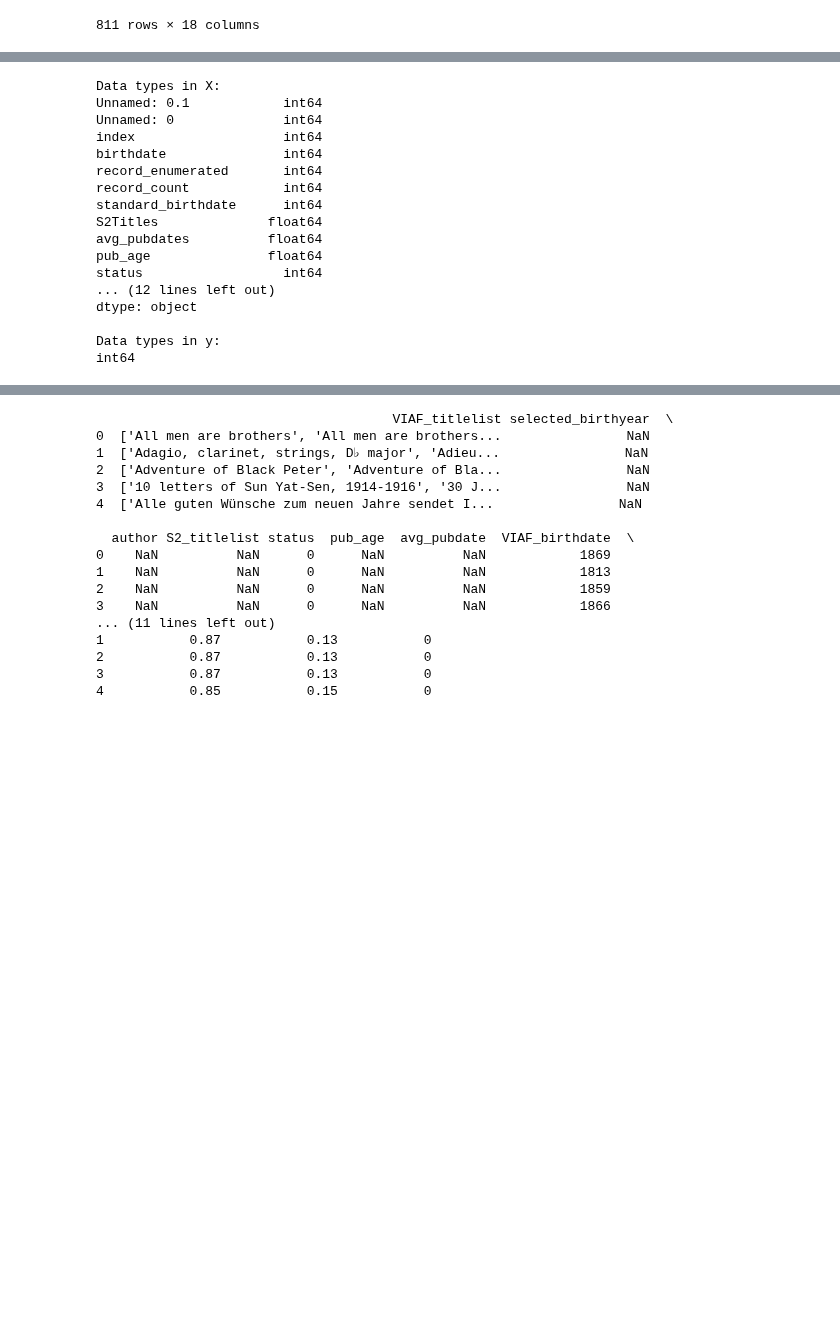
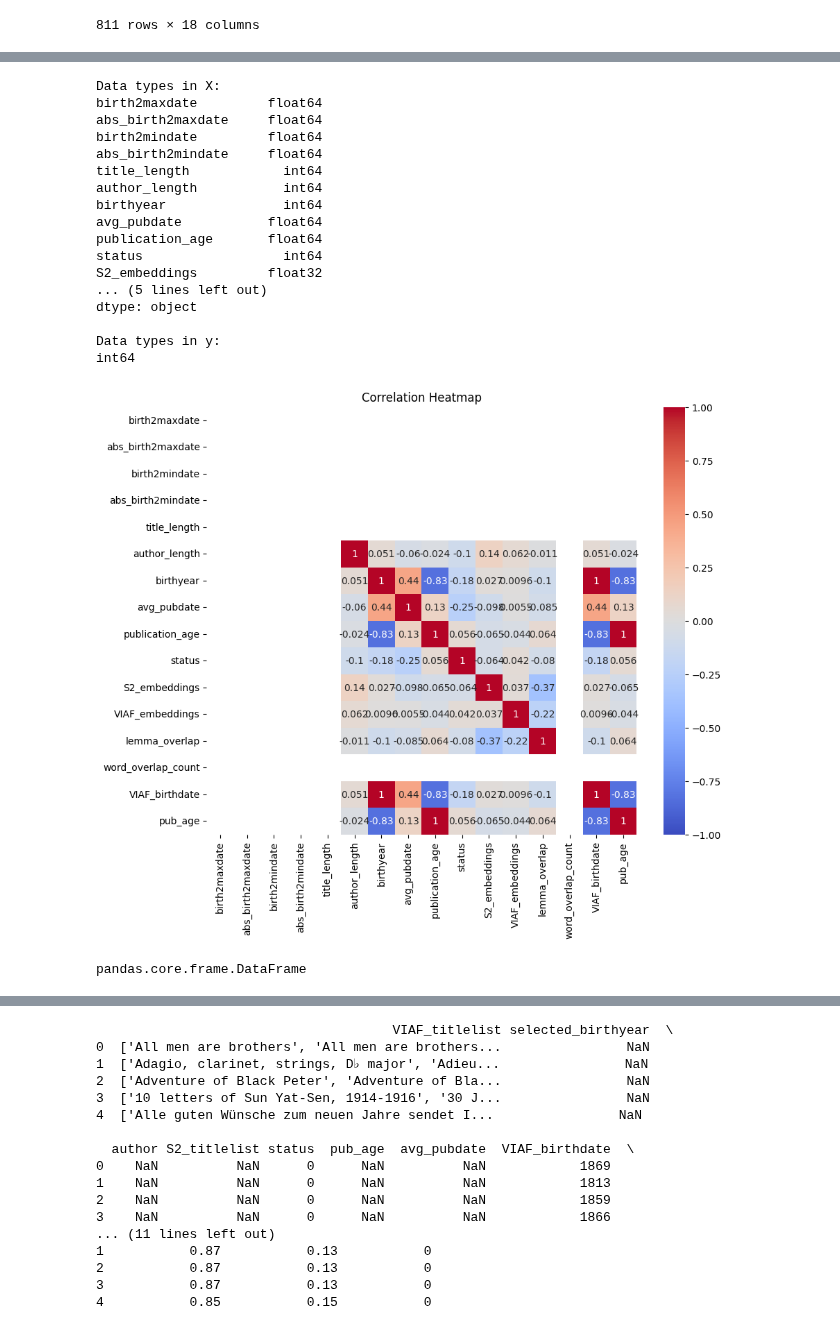
Before and after one commit to Historical-AI-Lab/novelty, a Jupyter notebook: becca/clean_viaf_classifier.ipynb, the cells around one changed output, grey strips where cells are left out. Saved outputs shown, nothing was run; the diff lists cells and outputs as text; code cells hidden in the pictures; blank space fills up the shorter version.

```diff
--- a/becca/clean_viaf_classifier.ipynb
+++ b/becca/clean_viaf_classifier.ipynb
@@ -696,7 +720,9 @@ from sklearn.metrics import (precision_recall_curve, roc_auc_score,
 import matplotlib.pyplot as plt
 
 
-X = df.drop(columns=['author','VIAF_titlelist','S2_titlelist','overlapping_words','selected_birthyear','overlapping_lemmas','mean_embedding','matched_title?','match','match?','title_list','record_enumerated_titles','S2titles','matched_title_list','normalized_author','common_words','S2_Author','notes','S2_pubdates','S2_Titlelist','selected_birthyear'])  # Drop the label and metadata columns
+# X = df.drop(columns=['author','VIAF_titlelist','S2_titlelist','overlapping_words','selected_birthyear','overlapping_lemmas','mean_embedding','matched_title?','match','match?','title_list','record_enumerated_titles','S2titles','matched_title_list','normalized_author','common_words','S2_Author','notes','S2_pubdates','S2_Titlelist','selected_birthyear'])  # Drop the label and metadata columns
+
+X = df.drop(columns=['author','VIAF_titlelist','S2_titlelist','overlapping_words','selected_birthyear','overlapping_lemmas','mean_embedding','match?','S2_pubdates','selected_birthyear','negative_status', 'S2 titlelist'])
 y = df['match?']
 
 # Optional: If you want to split into training and test sets first
@@ -745,3 +755,13 @@ dtype: object
 
 Data types in y_train:
 int64
+# %%
+
+
+
+X['birth2mindate'] = pd.to_numeric(X['birth2mindate'], errors= 'coerce')
+X['birth2maxdate'] = pd.to_numeric(X['birth2maxdate'], errors= 'coerce')
+
+X['abs_birth2mindate'] = pd.to_numeric(X['abs_birth2mindate'], errors= 'coerce')
+
+X['abs_birth2maxdate'] = pd.to_numeric(X['abs_birth2maxdate'], errors= 'coerce')
@@ -753,19 +823,30 @@ print("\nData types in y:")
 print(y.dtype)
 # %% [output]
 Data types in X:
-Unnamed: 0.1            int64
-Unnamed: 0              int64
-index                   int64
-birthdate               int64
-record_enumerated       int64
-record_count            int64
-standard_birthdate      int64
-S2Titles              float64
-avg_pubdates          float64
-pub_age               float64
+birth2maxdate         float64
+abs_birth2maxdate     float64
+birth2mindate         float64
+abs_birth2mindate     float64
+title_length            int64
+author_length           int64
+birthyear               int64
+avg_pubdate           float64
+publication_age       float64
 status                  int64
-... (12 lines left out)
+S2_embeddings         float32
+... (5 lines left out)
 dtype: object
 
 Data types in y:
 int64
+# %%
+#filter methods of feature selection
+#correlations
+corr_matrix = X.corr()  # Default is Pearson correlation
+# %%
+plt.figure(figsize=(10, 8))  # Set the figure size
+sns.heatmap(corr_matrix, annot=True, cmap='coolwarm', vmin=-1, vmax=1)
+plt.title('Correlation Heatmap')
+plt.show()
+# %% [output]
+[figure, added]
@@ -771,0 +856,4 @@ int64
+# %%
+type(X)
+# %% [output]
+pandas.core.frame.DataFrame
```
Also changed, not shown: parts of 16 cells of this notebook.
